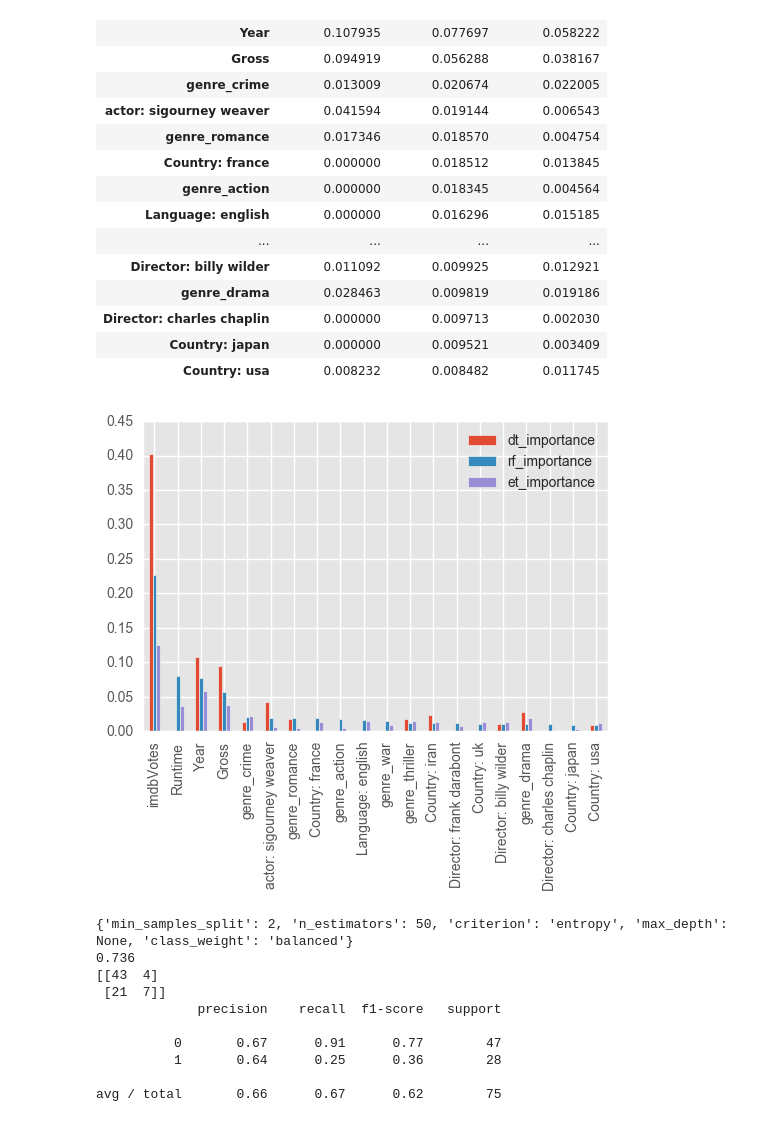
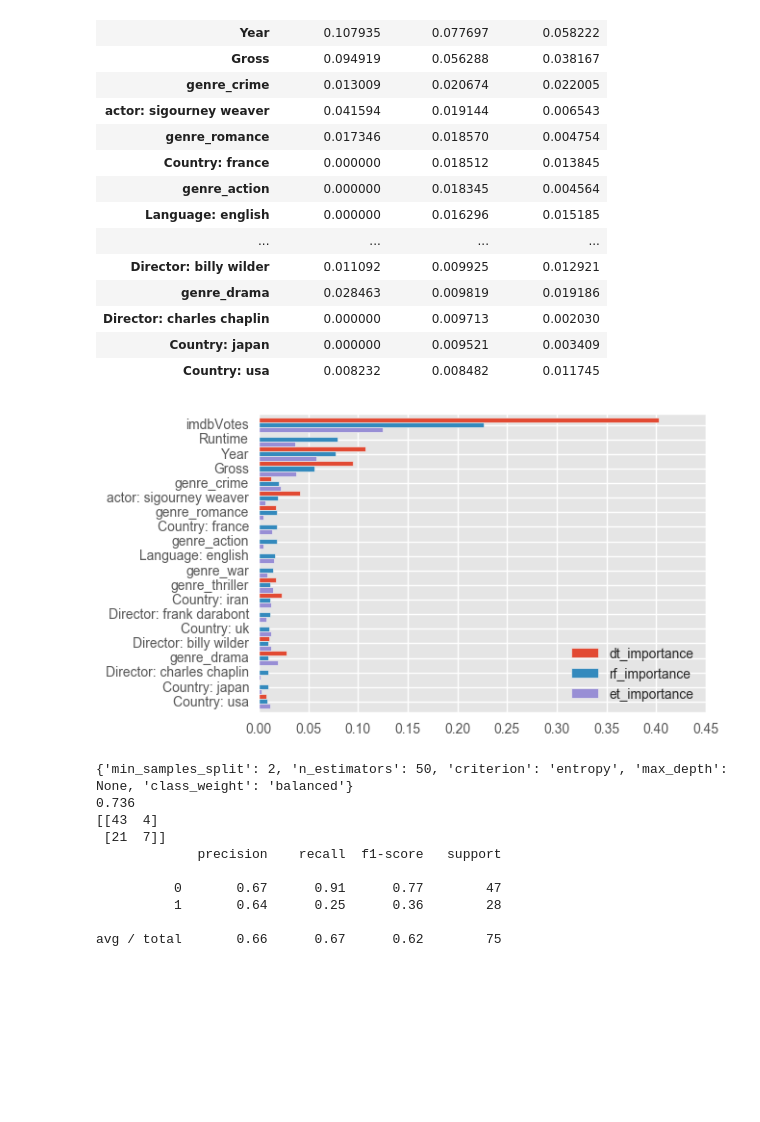
Before and after one commit to AndrewJeong89/GA-DSI, a Jupyter notebook: projects/projects-weekly/project-06/IMDB RATING - AJ.ipynb, the cells around one changed output. Cells and saved outputs as stored; diff of their text form; code cells hidden in the pictures; blank space fills up the shorter version.

```diff
--- a/projects/projects-weekly/project-06/IMDB RATING - AJ.ipynb
+++ b/projects/projects-weekly/project-06/IMDB RATING - AJ.ipynb
@@ -887,10 +888,11 @@ importances_plot
 | Director: charles chaplin | 0.000000 | 0.009713 | 0.002030 |
 | Country: japan | 0.000000 | 0.009521 | 0.003409 |
 | Country: usa | 0.008232 | 0.008482 | 0.011745 |
-# %%
-importances_plot.plot(kind='bar');
-# %% [output]
-[figure, removed]
+# %%
+importances_plot.plot(kind='barh', width=1.0);
+plt.gca().invert_yaxis()
+# %% [output]
+[figure, added]
 # %%
 # Gridsearch Random Forests
 
```
Also changed, not shown: parts of 4 cells of this notebook, 8 other files.
